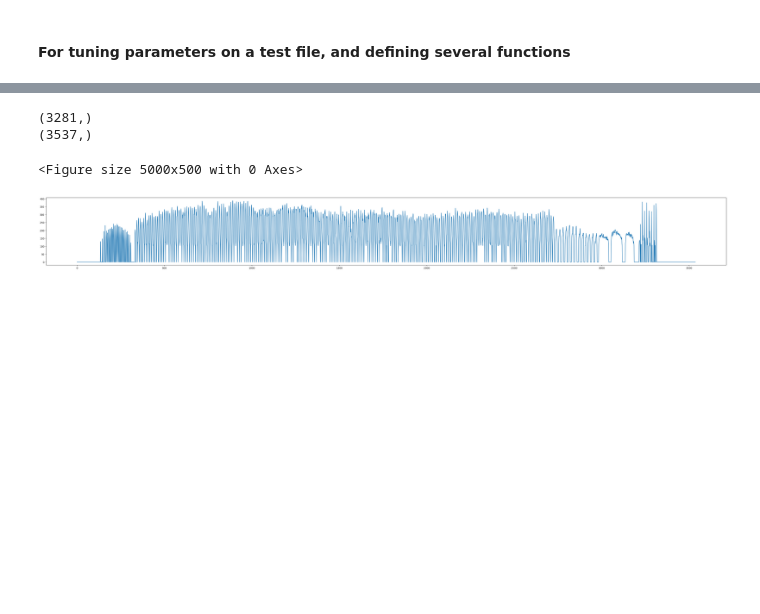
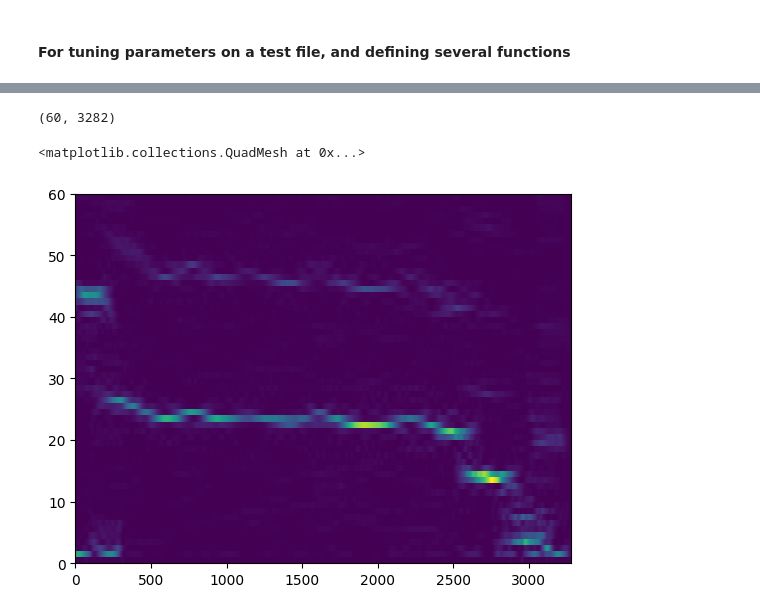
Before and after one commit to georgevenven/canary_rhythmicity, a Jupyter notebook: song_extractor.ipynb, the cells around one changed output, grey strips where cells are left out. Saved outputs shown, nothing was run; the diff lists cells and outputs as text; code cells hidden in the pictures; blank space fills up the shorter version.

```diff
--- a/song_extractor.ipynb
+++ b/song_extractor.ipynb
@@ -19,7 +20,7 @@ def wav_to_numpy(file):
     rate, data = wavfile.read(file)
     return rate, data
 
-def createSonogram(songfile):
+def createSonogram(songfile, show_plot=False):
     data = wav_to_numpy(songfile)
     rate = data[0]
     data = data[1]
@@ -37,20 +38,14 @@ def createSonogram(songfile):
     Sxx = np.log(Sxx + 1)
 
     np_sonogram = np.array(Sxx, dtype="float32")
-    # figure size in inches 1,1
-    plt.figure(figsize=(300,5))
 
-    plt.pcolormesh(Sxx)
-    plt.axis('off')
-    return plt, np_sonogram
+    return np_sonogram
 
-# np sonogram is the numpy array of the sonogram
-plt, np_sonogram = createSonogram(test_file)
 
-print(np.shape(np_sonogram))
+# use test file to determine how many ms per x pixels
+np_sonogram = createSonogram(test_file)
+ms_per_x_pixels = (librosa.get_duration(filename=test_file) * 1000) / np_sonogram.shape[1]
+print(f"ms per x pixels: {ms_per_x_pixels}")
 
-print(librosa.get_duration(filename=test_file) * 1000)
-
-ms_per_x_pixels = (librosa.get_duration(filename=test_file) * 1000) / np_sonogram.shape[1]
-print(ms_per_x_pixels)
+plt.pcolormesh(np_sonogram)
 # %% [output]
@@ -63,34 +56,40 @@ print(ms_per_x_pixels)
 # %%
-# reverse the axis of the np array dim1 becomes dim 0 and vice versa
-np_sonogram = np_sonogram.T
+def create_rhythmicity(np_sonogram, threshold=100, nfft=256, rythm_y_axis_crop=60):
+    # reverse the axis of the np array dim1 becomes dim 0 and vice versa
+    np_sonogram = np_sonogram.T
 
-vertical_sum = np.sum(np_sonogram, axis=1)
+    vertical_sum = np.sum(np_sonogram, axis=1)
 
-print(vertical_sum.shape)
+    # for every vertical sum if below 100, set to 0
+    for i in range(len(vertical_sum)):
+        if vertical_sum[i] < threshold:
+            vertical_sum[i] = 0
 
-# for every vertical sum if below 100, set to 0
-for i in range(len(vertical_sum)):
-    if vertical_sum[i] < 100:
-        vertical_sum[i] = 0
+    # pad because the fft crops the edges by nfft/2
+    vertical_sum_padded = np.zeros((len(vertical_sum) + nfft))
+    nfft_half = nfft/2
+    vertical_sum_padded[0:128] = 0
+    vertical_sum_padded[-128:] = 0
+    vertical_sum_padded[128:-128] = vertical_sum
 
-# x axis is the time axis
-# figure dims the same as below
-plt.figure(figsize=(50,5))
-plt.plot(vertical_sum)
 
-vertical_sum_padded = np.zeros((len(vertical_sum) + 256))
-vertical_sum_padded[0:128] = 0
-vertical_sum_padded[-128:] = 0
 
-vertical_sum_padded[128:-128] = vertical_sum
 
-plt.clf()
-plt.figure(figsize=(50,5))
-plt.plot(vertical_sum_padded)
+    # log to make plot y axis clearer
+    vertical_sum_padded = np.log(vertical_sum_padded + 1)
+    f, t, Sxx = signal.spectrogram(vertical_sum_padded, 1, nfft=nfft, noverlap=255, scaling="density")
+    Sxx = Sxx[:rythm_y_axis_crop]
+    print(Sxx.shape)
 
-print(vertical_sum_padded.shape)
+    # interporlated Sxx is equal to Sxx but remove last element from 1st axis
+    interpolated_Sxx = Sxx.T
+    interpolated_Sxx = interpolated_Sxx[:-1]
+
+    return interpolated_Sxx.T
+
+interpolated_Sxx = create_rhythmicity(np_sonogram)
+plt.pcolormesh(interpolated_Sxx)
 # %% [output]
-(3281,)
-(3537,)
+(60, 3282)
-<Figure size 5000x500 with 0 Axes>
+<matplotlib.collections.QuadMesh at 0x...>
-[figure, old version]
+[figure, new version]
```
Also changed, not shown: parts of 7 cells of this notebook, 2 other files.
